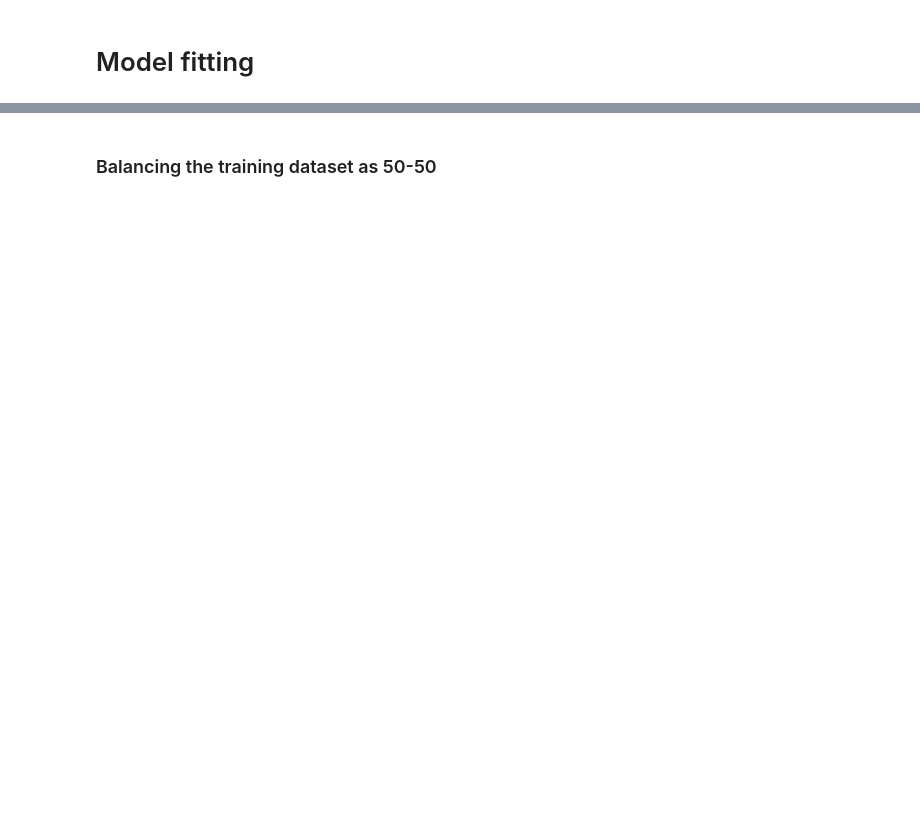
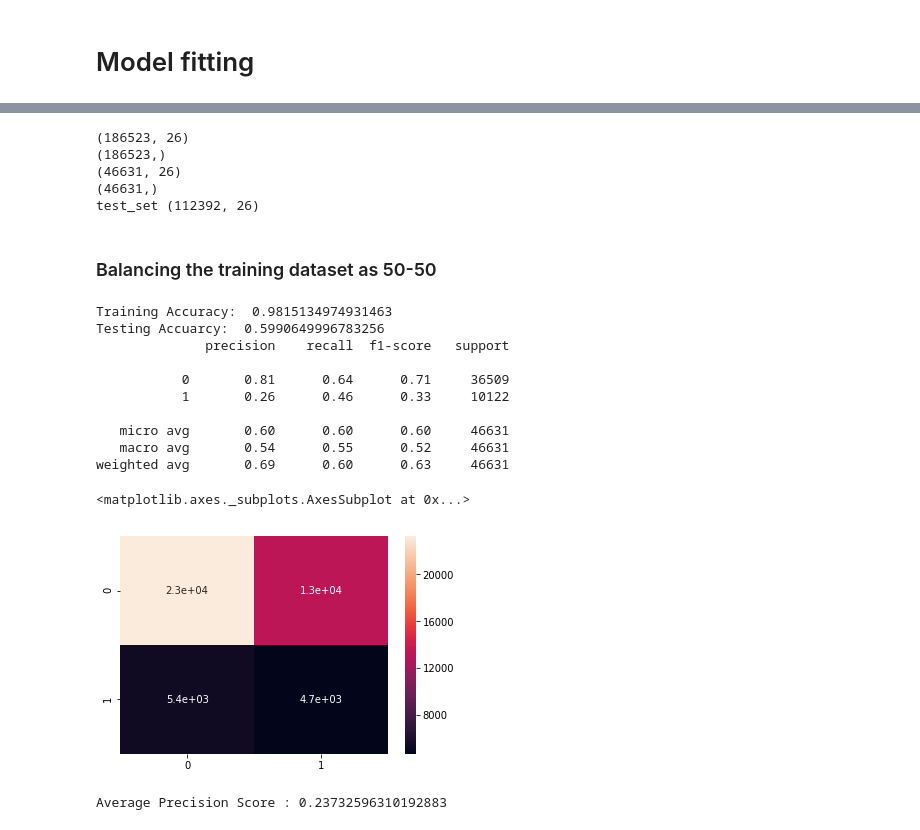
Before and after one commit to ajinkyaathlye/ml_hackathon, a Jupyter notebook: Loan_Default.ipynb, the cells around one changed output, grey strips where cells are left out. Drawn from its saved outputs; the diff is of its cells as text; code cells hidden in the pictures; blank space fills up the shorter version.

Commit message:
added different models, skf, smote

```diff
--- a/Loan_Default.ipynb
+++ b/Loan_Default.ipynb
@@ -383,7 +512,7 @@ df_model.drop([
     'manufacturer_id',
     'Current_pincode_ID',
     'VoterID_flag',
-    'Aadhar_flag'.
+    'Aadhar_flag',
     'MobileNo_Avl_Flag',
     'PAN_flag',
     'VoterID_flag',
@@ -424,2 +570,20 @@ df_model.rename(index=str, columns={"loan_default": "Target"}, inplace=True)
+# %%
+# train and valid sets from train
+from sklearn.model_selection import train_test_split
+
+X_train, X_test, y_train, y_test = train_test_split(x_resample, y_resample, test_size = 0.2, stratify=y_resample, random_state = 0)
+# X_train, X_test, y_train, y_test = train_test_split(df_model.drop('Target',axis=1),df_model['Target'],test_size=0.20, stratify=df_model['Target'], random_state=0)
+# checking the shapes
+print(X_train.shape)
+print(y_train.shape)
+print(X_test.shape)
+print(y_test.shape)
+print('test_set', df_test_model.shape)
+# %% [output]
+(186523, 26)
+(186523,)
+(46631, 26)
+(46631,)
+test_set (112392, 26)
 # %% [markdown]
 ### Balancing the training dataset as 50-50
@@ -425,0 +607,11 @@ df_model.rename(index=str, columns={"loan_default": "Target"}, inplace=True)
+# %%
+# applying standardization
+
+# standardization
+
+from sklearn.preprocessing import StandardScaler
+
+sc = StandardScaler()
+X_train = sc.fit_transform(X_train)
+X_test = sc.transform(X_test)
+test_set = sc.transform(df_test_model)
@@ -425,0 +624,39 @@ df_model.rename(index=str, columns={"loan_default": "Target"}, inplace=True)
+# %%
+# RANDOM FOREST CLASSIFIER
+
+from sklearn.ensemble import RandomForestClassifier
+
+model_rf = RandomForestClassifier()
+model_rf.fit(X_train, y_train)
+
+y_pred = model_rf.predict(X_test)
+
+print("Training Accuracy: ", model_rf.score(X_train, y_train))
+print('Testing Accuarcy: ', model_rf.score(X_test, y_test))
+
+# making a classification report
+cr = classification_report(y_test,  y_pred)
+print(cr)
+
+# making a confusion matrix
+cm = confusion_matrix(y_test, y_pred)
+sns.heatmap(cm, annot = True)
+# %% [output]
+Training Accuracy:  0.9815134974931463
+Testing Accuarcy:  0.5990649996783256
+              precision    recall  f1-score   support
+
+           0       0.81      0.64      0.71     36509
+           1       0.26      0.46      0.33     10122
+
+   micro avg       0.60      0.60      0.60     46631
+   macro avg       0.54      0.55      0.52     46631
+weighted avg       0.69      0.60      0.63     46631
+<matplotlib.axes._subplots.AxesSubplot at 0x...>
+[figure, added]
+# %%
+# getting the avg precision score
+apc = average_precision_score(y_test, y_pred)
+print('Average Precision Score :', apc)
+# %% [output]
+Average Precision Score : 0.23732596310192883
```
Also changed, not shown: parts of 62 cells of this notebook.
